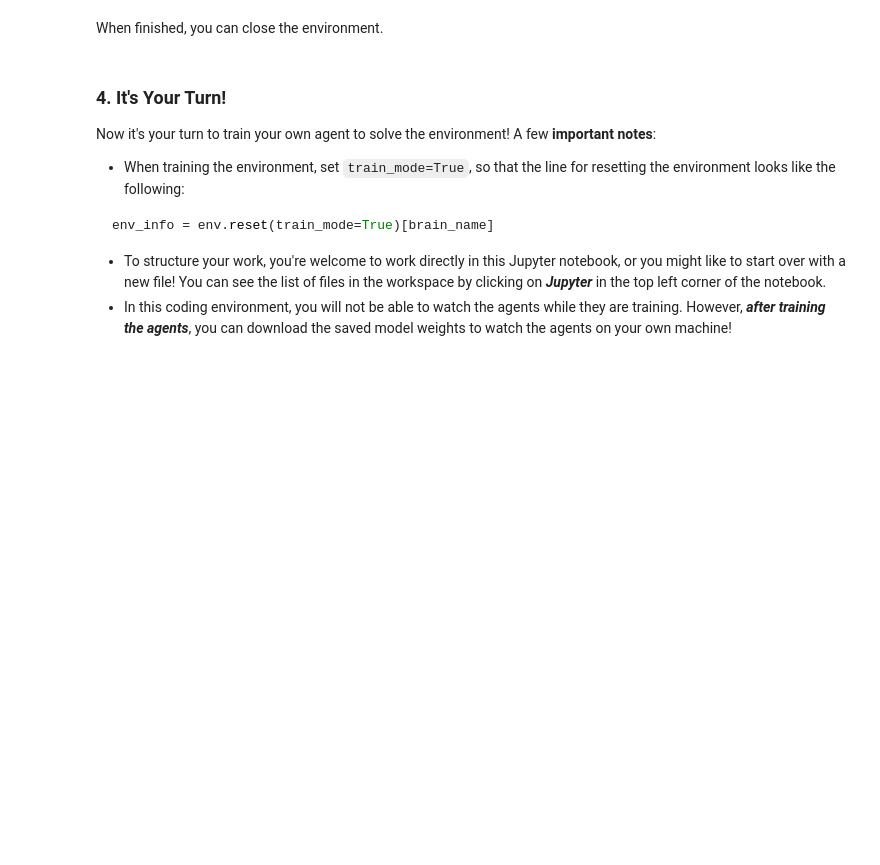
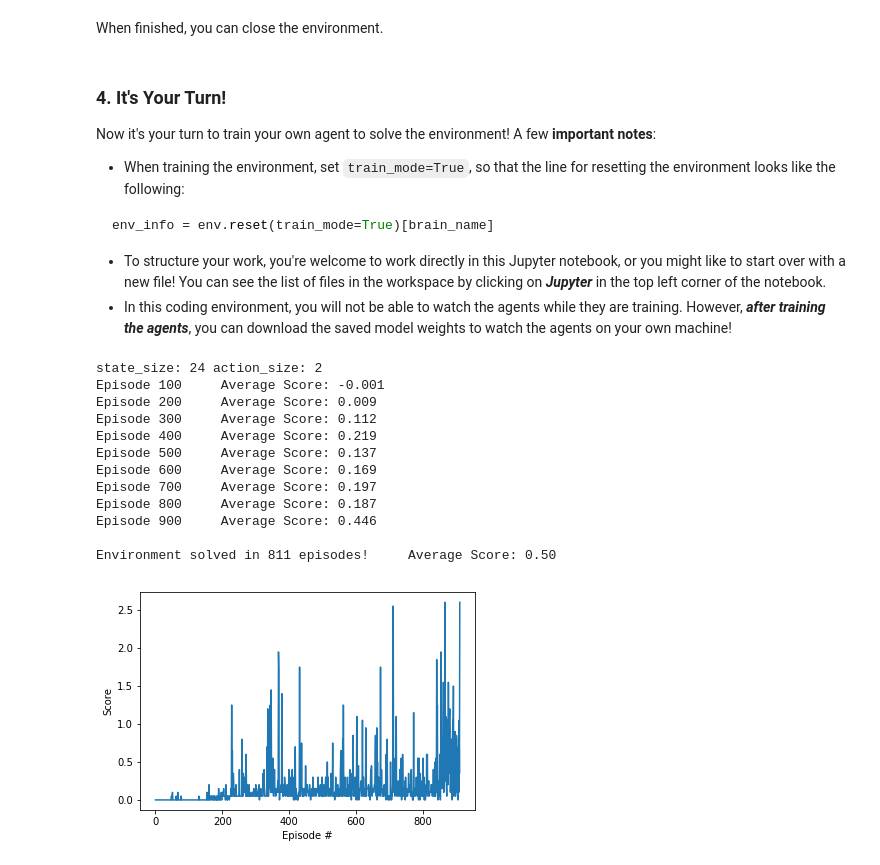
Before and after one commit to waterwheel31/DRL_tennis, a Jupyter notebook: Tennis.ipynb, the cells around one changed output. Drawn from its saved outputs; the diff is of its cells as text; code cells hidden in the pictures; blank space fills up the shorter version.

```diff
--- a/Tennis.ipynb
+++ b/Tennis.ipynb
@@ -275,8 +277,8 @@ BUFFER_SIZE = int(1e6)  # replay buffer size
 BATCH_SIZE = 128 #128        # minibatch size
 GAMMA = 0.99 #0.99            # discount factor
 TAU = 1e-2 #1e-3              # for soft update of target parameters
-LR_ACTOR = 1e-2 #1e-4         # learning rate of the actor
-LR_CRITIC = 1e-2 #3e-4        # learning rate of the critic
+LR_ACTOR = 1e-3 #1e-4         # learning rate of the actor
+LR_CRITIC = 1e-3 #3e-4        # learning rate of the critic
 WEIGHT_DECAY = 0.000 #0.0001   # L2 weight decay
 
 device = torch.device("cuda:0" if torch.cuda.is_available() else "cpu")
@@ -409,7 +411,7 @@ class Agent():
 
 from collections import namedtuple, deque
 
-def run(env, agent, num_agents, n_episodes=30, max_s=1000,look_back=100, pass_score=3.0):
+def run(env, agent, num_agents, n_episodes=30, max_s=10000,look_back=100, pass_score=0.5):
 
     '''
     Training function
@@ -464,60 +466,53 @@ def run(env, agent, num_agents, n_episodes=30, max_s=1000,look_back=100, pass_sc
         scores.append(np.mean(score))              # save most recent score
 
         #print('\rEpisode {}\tAverage Score: {:.2f}'.format(i_episode, np.mean(scores_window)), end="")
-        if i_episode % 10 == 0:
+        if i_episode % 100 == 0:
             print('\rEpisode {}\tAverage Score: {:.3f}'.format(i_episode, np.mean(scores_window)))
         if np.mean(scores_window)>= pass_score:
             print('\nEnvironment solved in {:d} episodes!\tAverage Score: {:.2f}'.format(i_episode-100, np.mean(scores_window)))
-            torch.save(agent.qnetwork_local.state_dict(), 'checkpoint.pth')
+            torch.save(agent.actor_local.state_dict(), "checkpoint_actor.pth")
+            torch.save(agent.critic_local.state_dict(), "checkpoint_critic.pth")
             break
 
     return scores
-
-
-'''for i in range(5):                                         # play game for 5 episodes
-    env_info = env.reset(train_mode=False)[brain_name]     # reset the environment
-    states = env_info.vector_observations                  # get the current state (for each agent)
-    scores = np.zeros(num_agents)                          # initialize the score (for each agent)
-    while True:
-        actions = np.random.randn(num_agents, action_size) # select an action (for each agent)
-
-        #print('actions:',actions)
-
-        actions = np.clip(actions, -1, 1)                  # all actions between -1 and 1
-        env_info = env.step(actions)[brain_name]           # send all actions to tne environment
-        next_states = env_info.vector_observations         # get next state (for each agent)
-        rewards = env_info.rewards                         # get reward (for each agent)
-        dones = env_info.local_done                        # see if episode finished
-        scores += env_info.rewards                         # update the score (for each agent)
-        states = next_states                               # roll over states to next time step
-        if np.any(dones):                                  # exit loop if episode finished
-            break
-    print('Total score (averaged over agents) this episode: {}'.format(np.mean(scores)))
-'''
 # %%
 import matplotlib.pyplot as plt
 %matplotlib inline
 
 brain_name = env.brain_names[0]
 
 brain = env.brains[brain_name]
 action_size = brain.vector_action_space_size
 
 env_info = env.reset(train_mode=True)[brain_name]
 states = env_info.vector_observations
 state_size = states.shape[1]
 num_agents = 2
 
 print('state_size:', state_size, 'action_size:', action_size)
 
 agent = Agent(num_agents, state_size, action_size)
 
-scores = run(env, agent, num_agents, n_episodes=1000)
+scores = run(env, agent, num_agents, n_episodes=2000)
 
 # plot the scores
 fig = plt.figure()
 ax = fig.add_subplot(111)
 plt.plot(np.arange(len(scores)), scores)
 plt.ylabel('Score')
 plt.xlabel('Episode #')
 plt.show()
+# %% [output]
+state_size: 24 action_size: 2
+Episode 100     Average Score: -0.001
+Episode 200     Average Score: 0.009
+Episode 300     Average Score: 0.112
+Episode 400     Average Score: 0.219
+Episode 500     Average Score: 0.137
+Episode 600     Average Score: 0.169
+Episode 700     Average Score: 0.197
+Episode 800     Average Score: 0.187
+Episode 900     Average Score: 0.446
+
+Environment solved in 811 episodes!     Average Score: 0.50
+[figure, added]
```
Also changed, not shown: parts of 5 cells of this notebook, 4 other files.
